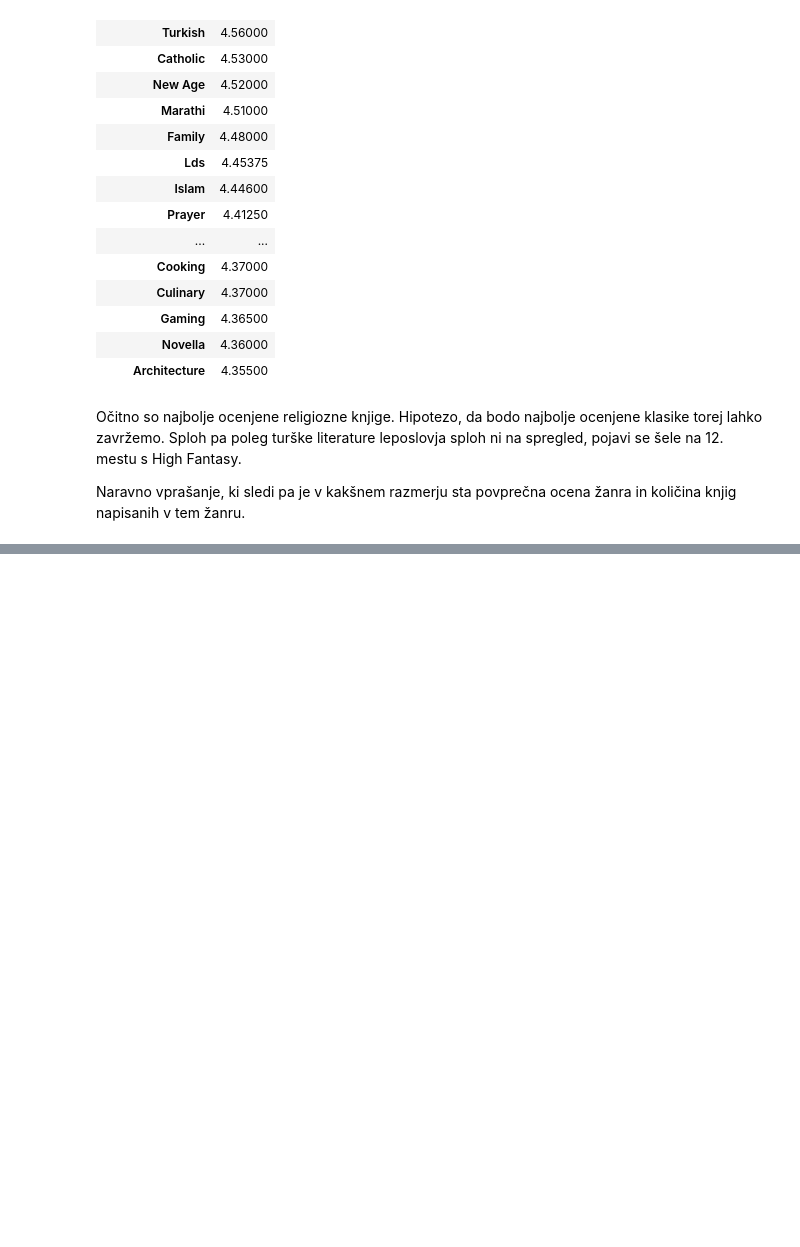
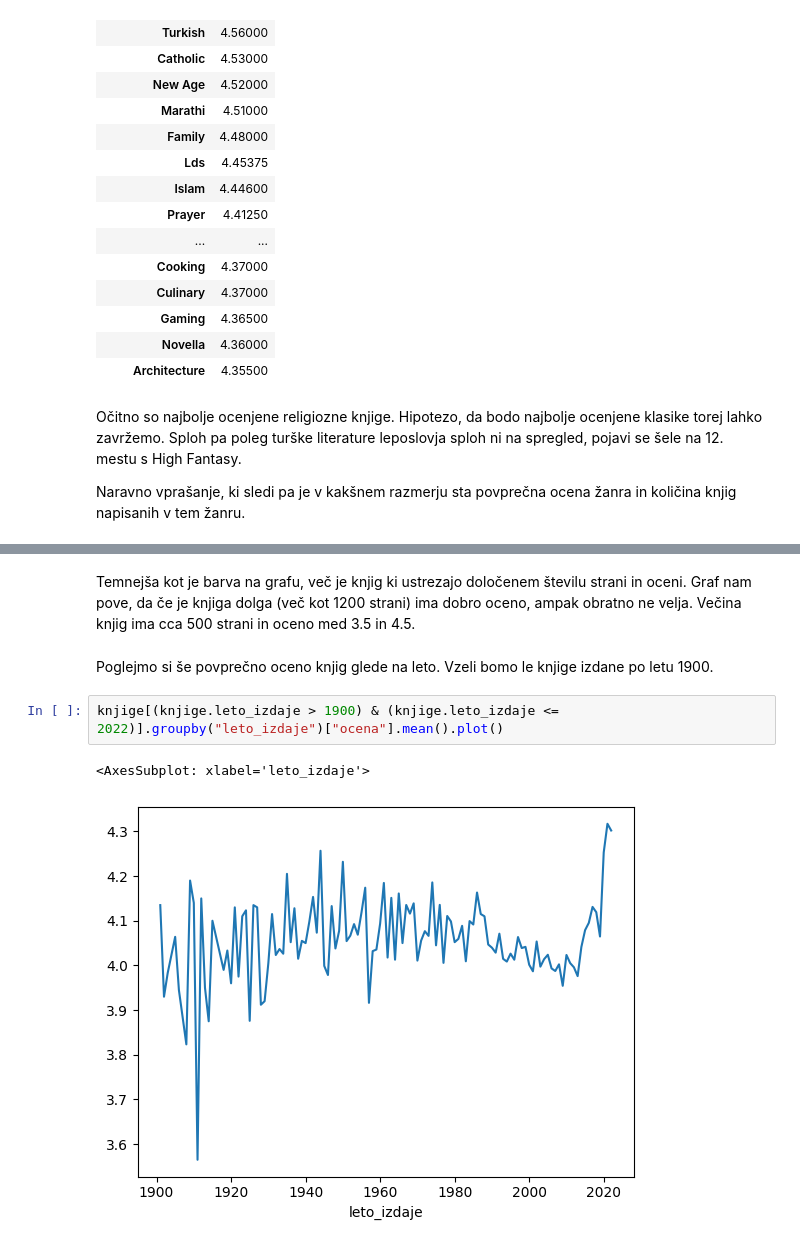
Before and after one commit to tadejjersin/analiza-knjig, a Jupyter notebook: analiza.ipynb, the cells around one changed output, grey strips where cells are left out. Drawn from its saved outputs; the diff is of its cells as text; blank space fills up the shorter version.

```diff
--- a/analiza.ipynb
+++ b/analiza.ipynb
@@ -109,0 +125,10 @@ ImportError: matplotlib is required for plotting when the default backend "matpl
+# %% [markdown]
+Temnejša kot je barva na grafu, več je knjig ki ustrezajo določenem številu strani in oceni.
+Graf nam pove, da če je knjiga dolga (več kot 1200 strani) ima dobro oceno, ampak obratno ne velja. Večina knjig ima cca 500 strani in oceno med 3.5 in 4.5.
+# %% [markdown]
+Poglejmo si še povprečno oceno knjig glede na leto. Vzeli bomo le knjige izdane po letu 1900.
+# %%
+knjige[(knjige.leto_izdaje > 1900) & (knjige.leto_izdaje <= 2022)].groupby("leto_izdaje")["ocena"].mean().plot()
+# %% [output]
+<AxesSubplot: xlabel='leto_izdaje'>
+[figure, added]
```
Also changed, not shown: parts of 11 cells of this notebook.
